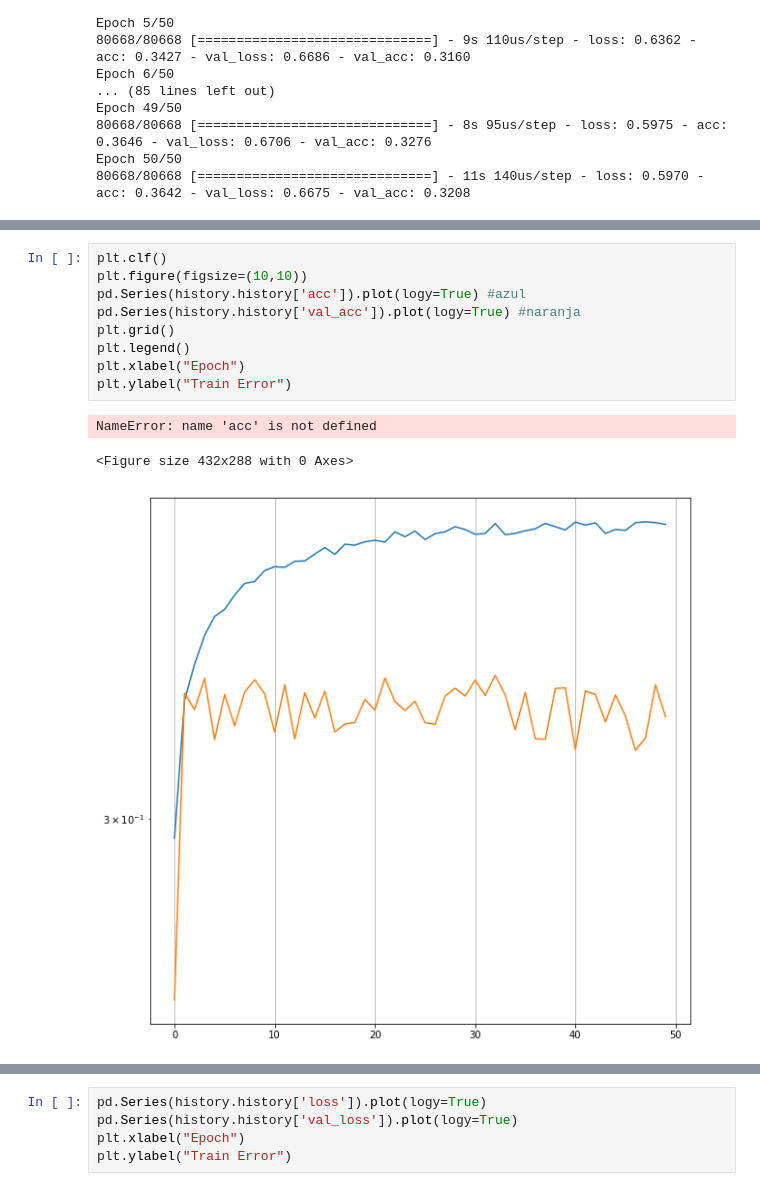
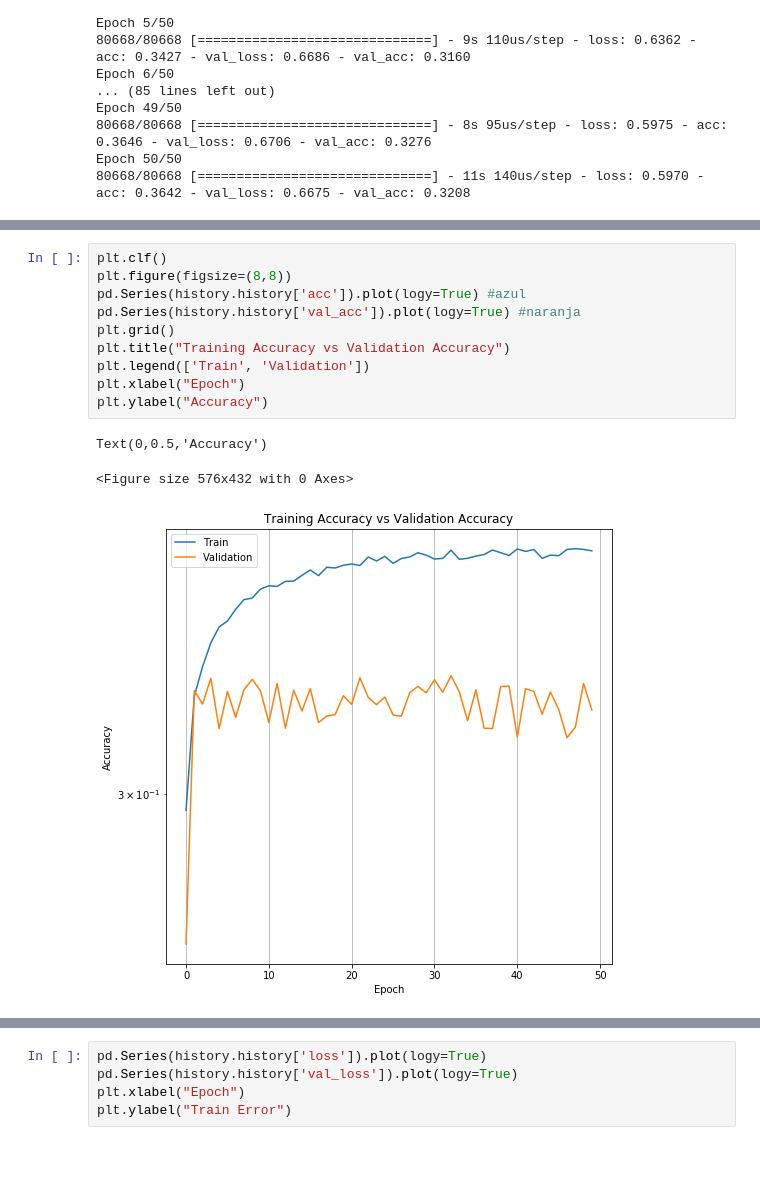
Before and after one commit to Ian07/DSS, a Jupyter notebook: PracticoFinal/red_neuronal.ipynb, the cells around one changed output, grey strips where cells are left out. Saved outputs shown, nothing was run; the diff lists cells and outputs as text; blank space fills up the shorter version.

```diff
--- a/PracticoFinal/red_neuronal.ipynb
+++ b/PracticoFinal/red_neuronal.ipynb
@@ -319,13 +317,14 @@ Text(0,0.5,'Train Error')
 # %%
 plt.clf()
-plt.figure(figsize=(10,10))
+plt.figure(figsize=(8,8))
 pd.Series(history.history['acc']).plot(logy=True) #azul
 pd.Series(history.history['val_acc']).plot(logy=True) #naranja
 plt.grid()
-plt.legend()
+plt.title("Training Accuracy vs Validation Accuracy")
+plt.legend(['Train', 'Validation'])
 plt.xlabel("Epoch")
-plt.ylabel("Train Error")
+plt.ylabel("Accuracy")
 # %% [output]
-NameError: name 'acc' is not defined
+Text(0,0.5,'Accuracy')
-<Figure size 432x288 with 0 Axes>
+<Figure size 576x432 with 0 Axes>
-[figure, old version]
+[figure, new version]
```
Also changed, not shown: parts of 3 cells of this notebook.
